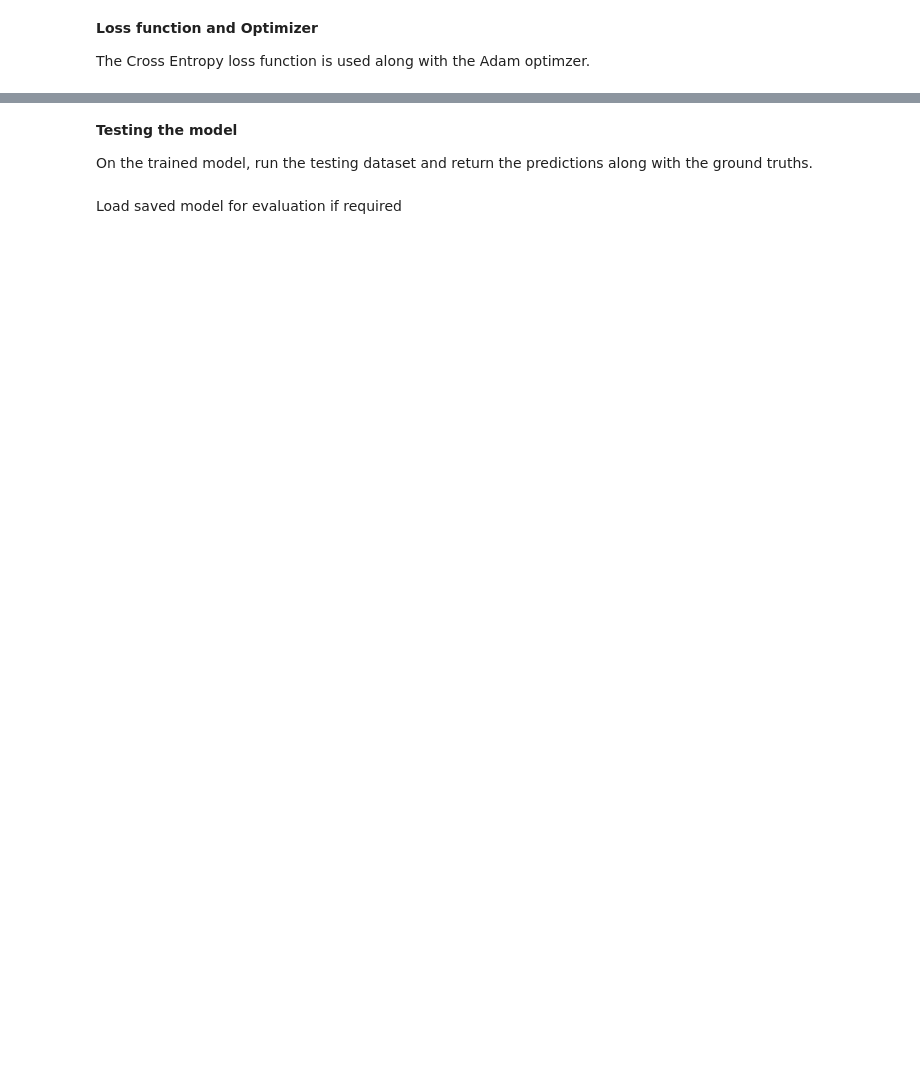
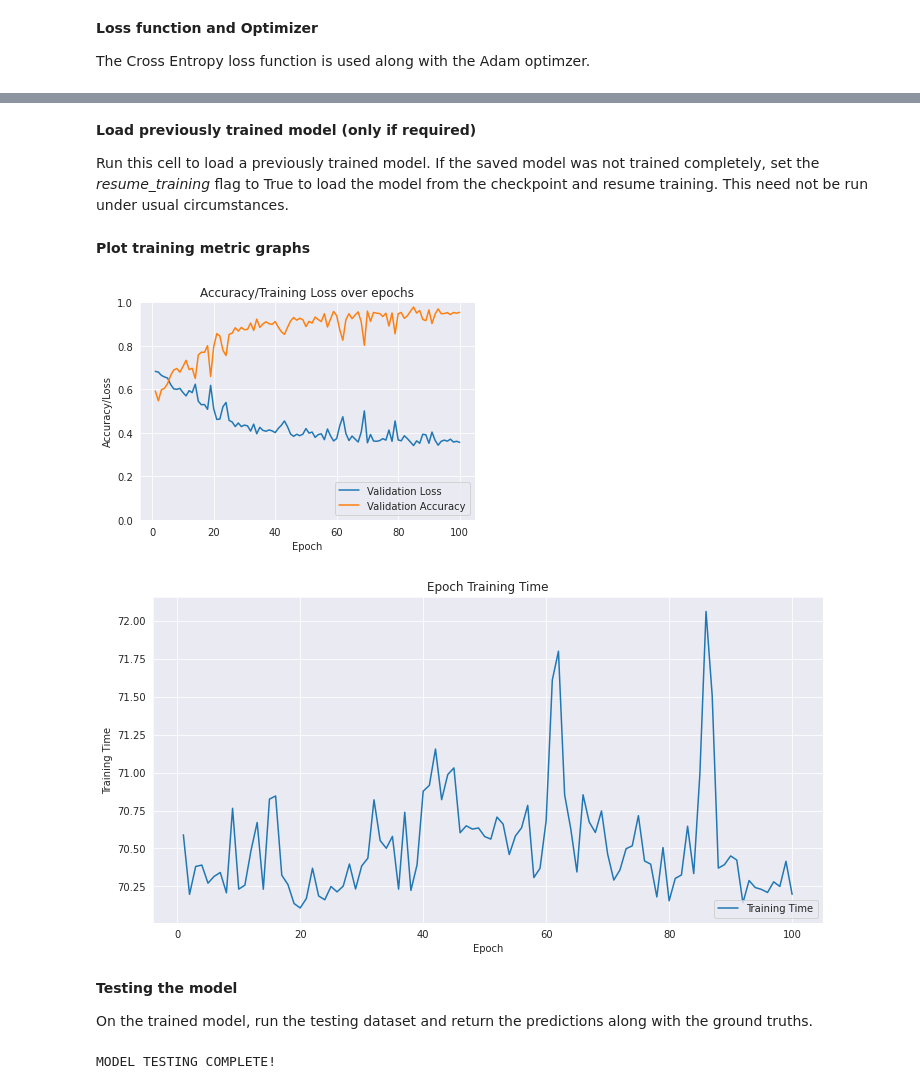
Before and after one commit to ujjalsaha/COVID-19-Detection-Using-CNN-Models-Survey, a Jupyter notebook: Haque_et_al.ipynb, the cells around one changed output, grey strips where cells are left out. Cells and saved outputs as stored; diff of their text form; code cells hidden in the pictures; blank space fills up the shorter version.

```diff
--- a/Haque_et_al.ipynb
+++ b/Haque_et_al.ipynb
@@ -441,0 +573,4 @@ Epoch 10, Train loss : 0.6795, Training accuracy: 0.4800, Validation loss :0.665
+# %% [markdown]
+**Load previously trained model (only if required)**
+
+Run this cell to load a previously trained model. If the saved model was not trained completely, set the *resume_training* flag to True to load the model from the checkpoint and resume training. This need not be run under usual circumstances.
@@ -442,3 +588,11 @@ Epoch 10, Train loss : 0.6795, Training accuracy: 0.4800, Validation loss :0.665
+# %% [markdown]
+**Plot training metric graphs**
+# %%
+# epoch_metrics contains lists having accuracy and loss for each epoch during training and validation
+plot_training_metrics(epoch_metrics)
+# %% [output]
+[figure, added]
+[figure, added]
 # %% [markdown]
 **Testing the model**
 
@@ -461,6 +615,12 @@ def eval_model(model, dataloader):
           Y_pred = np.append(Y_pred,y_pred_tag.cpu().detach().numpy())
           Y_test = np.append(Y_test,labels.cpu().numpy())
 
+  print("MODEL TESTING COMPLETE!")
   return Y_pred, Y_test
+
+
+
+# Test the model
+y_pred, y_true = eval_model(model, test_loader)
+# %% [output]
+MODEL TESTING COMPLETE!
-# %% [markdown]
-Load saved model for evaluation if required
```
Also changed, not shown: parts of 29 cells of this notebook.
